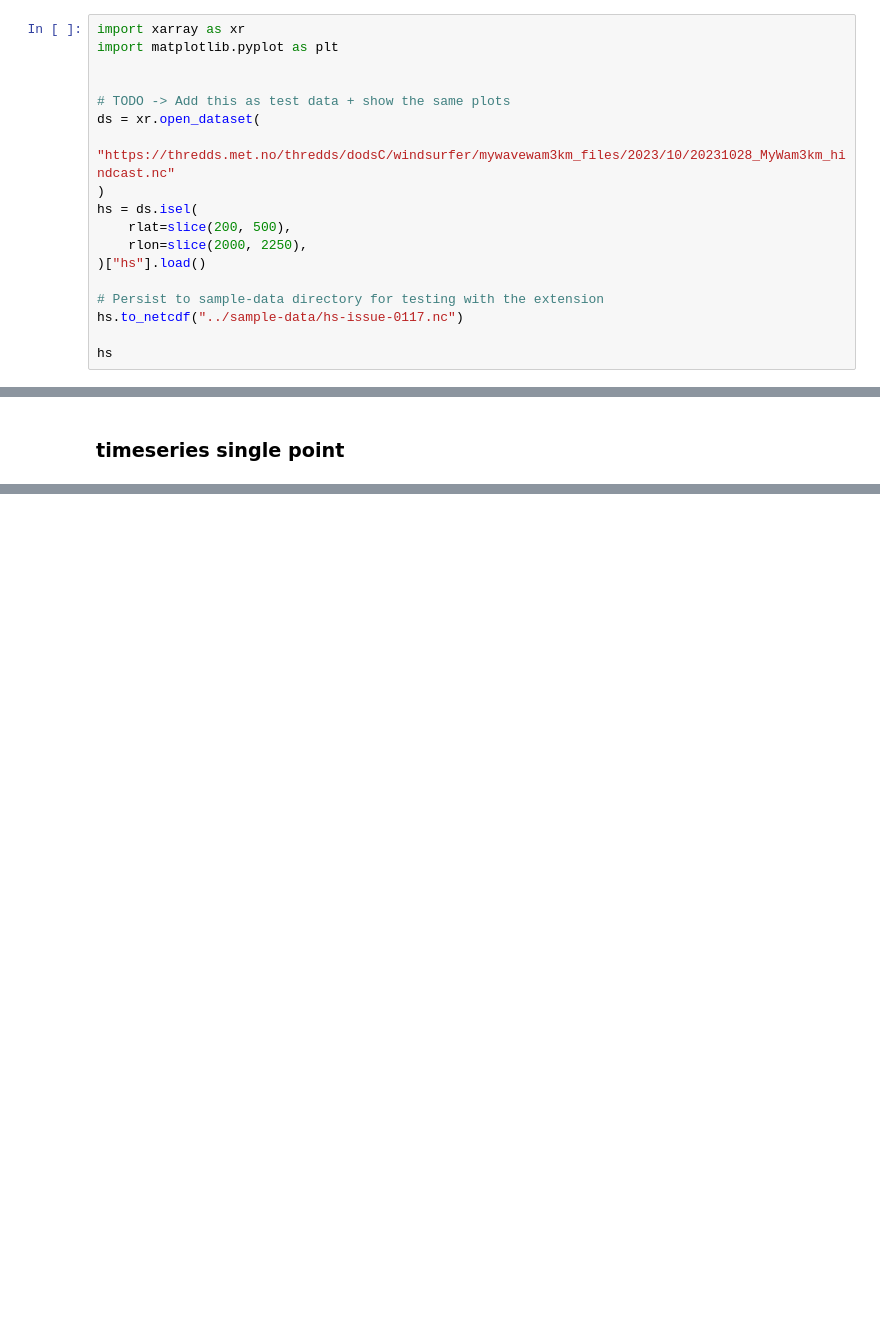
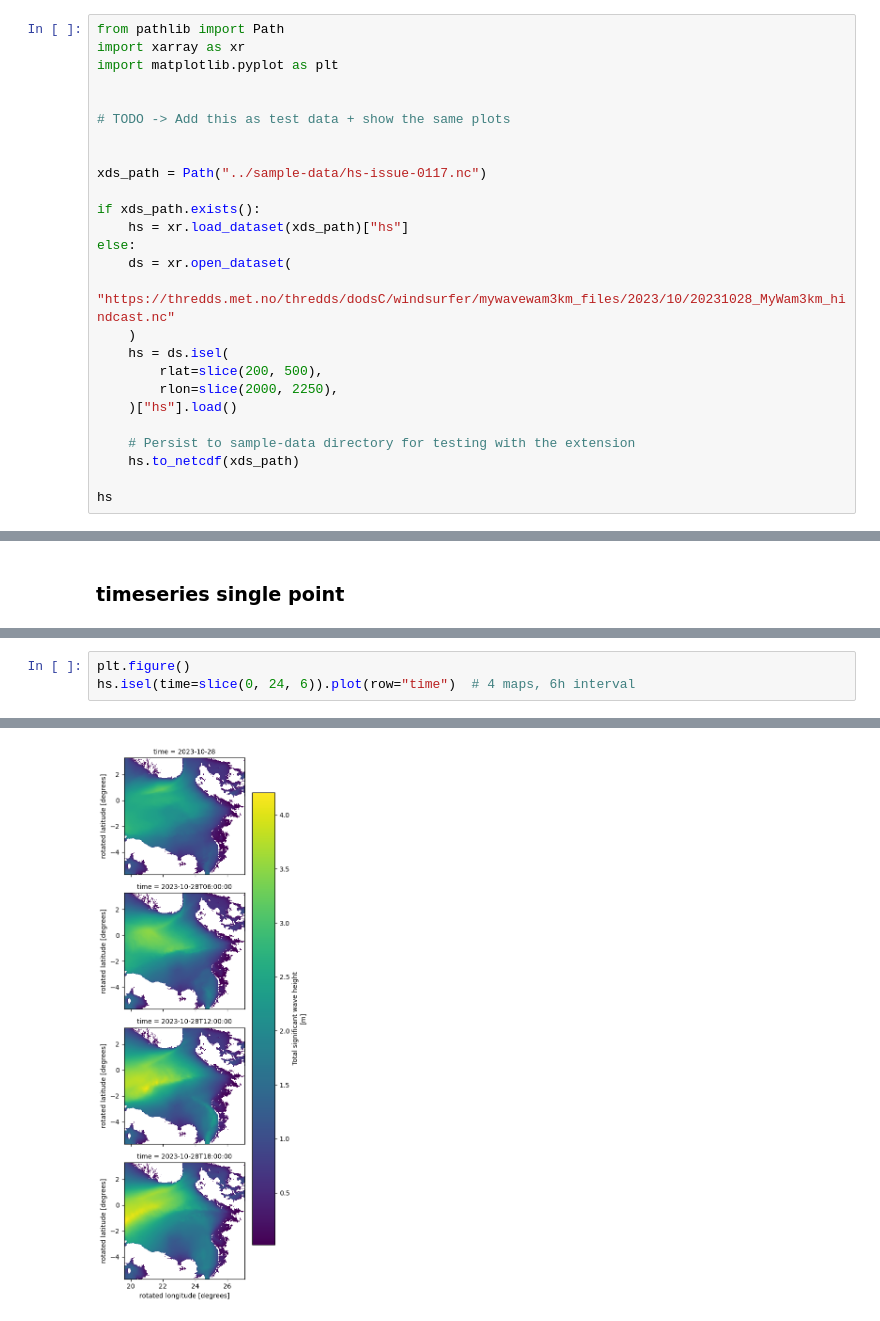
Before and after one commit to etienneschalk/scientific-data-viewer, a Jupyter notebook: notebooks/issue-0117-select-and-slice-before-plotting.ipynb, the cells around one changed output, grey strips where cells are left out. Saved outputs shown, nothing was run; the diff lists cells and outputs as text; blank space fills up the shorter version.

```diff
--- a/notebooks/issue-0117-select-and-slice-before-plotting.ipynb
+++ b/notebooks/issue-0117-select-and-slice-before-plotting.ipynb
@@ -1,18 +1,26 @@
 # %%
+from pathlib import Path
 import xarray as xr
 import matplotlib.pyplot as plt
 
 
 # TODO -> Add this as test data + show the same plots
-ds = xr.open_dataset(
-    "https://thredds.met.no/thredds/dodsC/windsurfer/mywavewam3km_files/2023/10/20231028_MyWam3km_hindcast.nc"
-)
-hs = ds.isel(
-    rlat=slice(200, 500),
-    rlon=slice(2000, 2250),
-)["hs"].load()
 
-# Persist to sample-data directory for testing with the extension
-hs.to_netcdf("../sample-data/hs-issue-0117.nc")
+
+xds_path = Path("../sample-data/hs-issue-0117.nc")
+
+if xds_path.exists():
+    hs = xr.load_dataset(xds_path)["hs"]
+else:
+    ds = xr.open_dataset(
+        "https://thredds.met.no/thredds/dodsC/windsurfer/mywavewam3km_files/2023/10/20231028_MyWam3km_hindcast.nc"
+    )
+    hs = ds.isel(
+        rlat=slice(200, 500),
+        rlon=slice(2000, 2250),
+    )["hs"].load()
+
+    # Persist to sample-data directory for testing with the extension
+    hs.to_netcdf(xds_path)
 
 hs
@@ -45,0 +82,4 @@ plt.show()
+# %%
+plt.figure()
+hs.isel(time=slice(0, 24, 6)).plot(row="time")  # 4 maps, 6h interval
+# %% [output]
@@ -45,0 +88 @@ plt.show()
+[figure, added]
```
Also changed, not shown: parts of 9 cells of this notebook, 1 other file.
